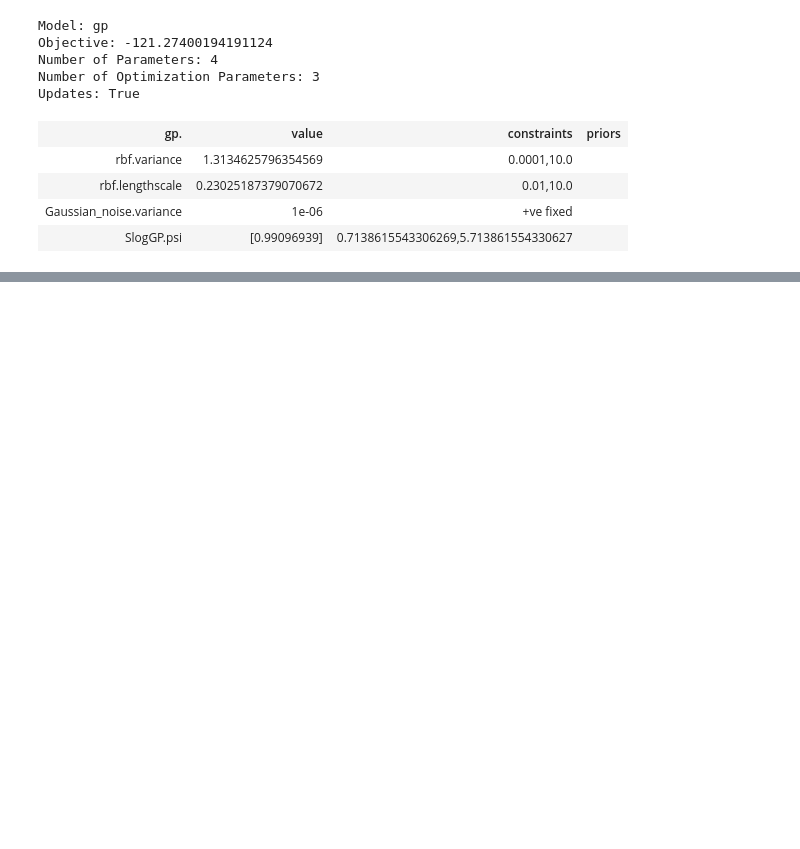
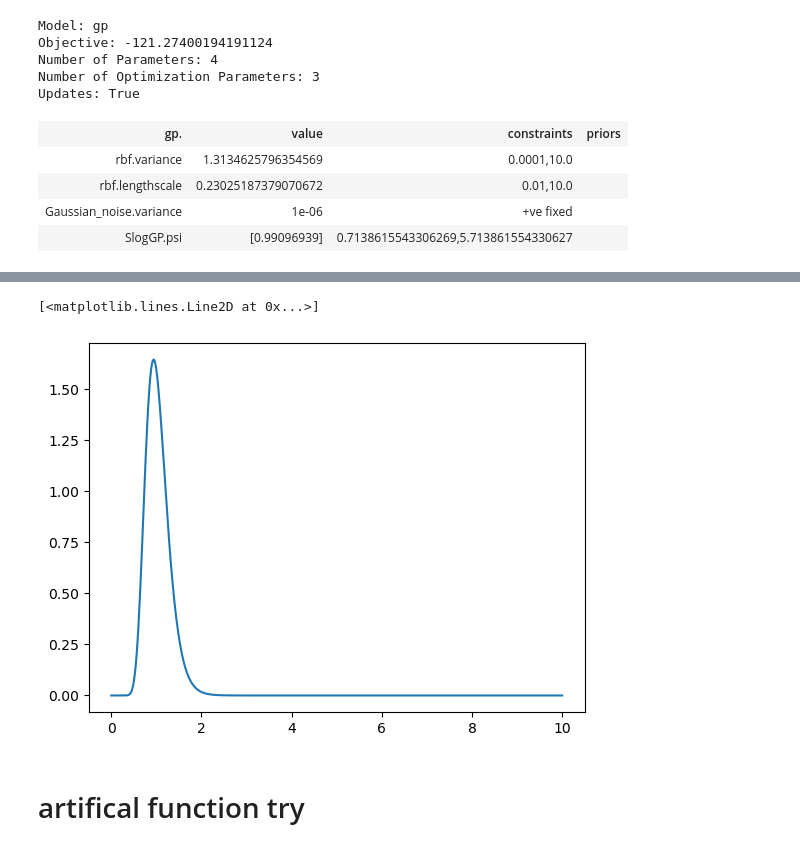
Before and after one commit to HanyangHenry-Wang/SLogGP_KnownBoundary, a Jupyter notebook: test_accuracy_SLogGP.ipynb, the cells around one changed output, grey strips where cells are left out. Saved outputs shown, nothing was run; the diff lists cells and outputs as text; code cells hidden in the pictures; blank space fills up the shorter version.

```diff
--- a/test_accuracy_SLogGP.ipynb
+++ b/test_accuracy_SLogGP.ipynb
@@ -60,0 +135,18 @@ Updates: True
+# %%
+from scipy import stats
+import math
+
+pdf_function = stats.lognorm(s=0.25, scale=math.exp(0))
+
+X_total = np.linspace(0,10,500)
+pdf_holder = []
+for x in X_total:
+    res = pdf_function.pdf(x)
+    pdf_holder.append(res)
+
+plt.plot(X_total,np.array(pdf_holder))
+# %% [output]
+[<matplotlib.lines.Line2D at 0x...>]
+[figure, added]
+# %% [markdown]
+# artifical function try
```
Also changed, not shown: parts of 15 cells of this notebook, 9 other files.
